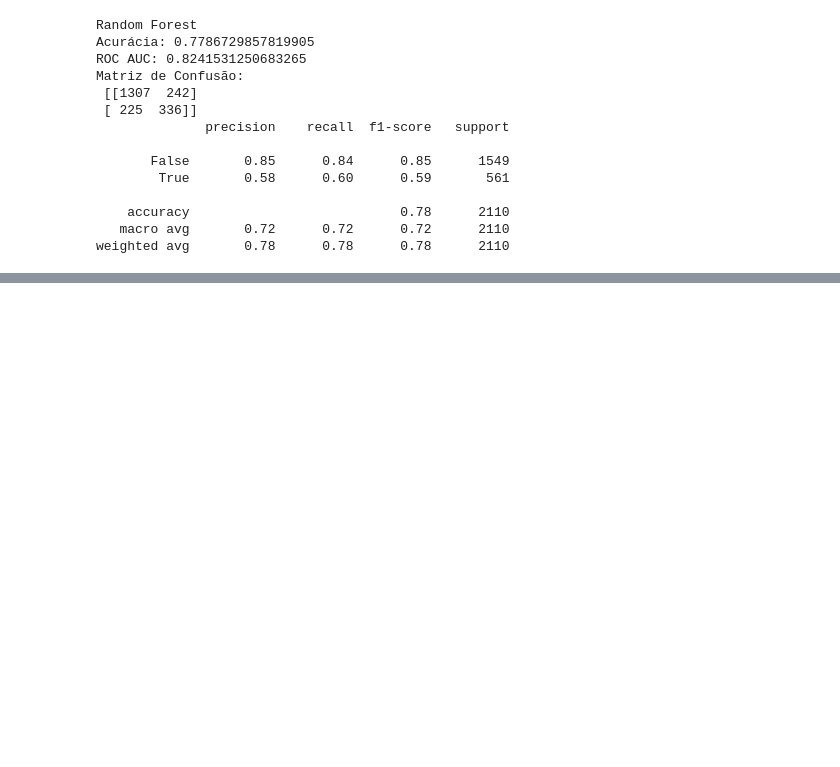
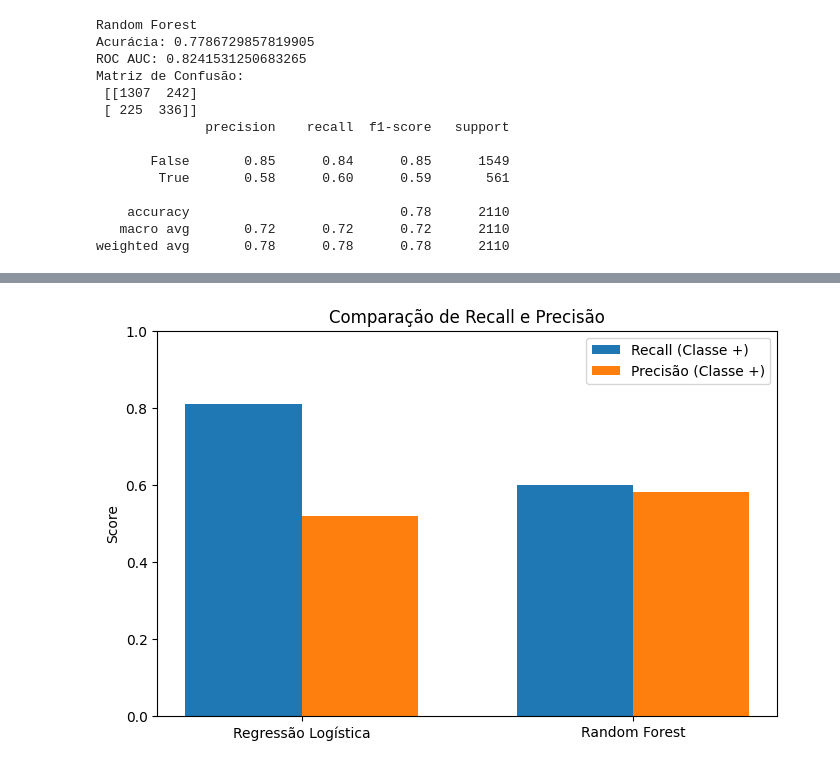
Before and after one commit to DuillesAD/Televcom_parte2, a Jupyter notebook: TelecomX_parte2.ipynb, the cells around one changed output, grey strips where cells are left out. Cells and saved outputs as stored; diff of their text form; code cells hidden in the pictures; blank space fills up the shorter version.

```diff
--- a/TelecomX_parte2.ipynb
+++ b/TelecomX_parte2.ipynb
@@ -462,0 +492,17 @@ weighted avg       0.78      0.78      0.78      2110
+# %%
+# Métricas extraídas
+recall = [0.81, 0.60]
+precision = [0.52, 0.58]
+
+plt.figure(figsize=(8,5))
+plt.bar(x - width/2, recall, width, label="Recall (Classe +)")
+plt.bar(x + width/2, precision, width, label="Precisão (Classe +)")
+
+plt.ylabel("Score")
+plt.title("Comparação de Recall e Precisão")
+plt.xticks(x, models)
+plt.ylim(0,1)
+plt.legend()
+plt.show()
+# %% [output]
+[figure, added]
```
Also changed, not shown: parts of 6 cells of this notebook.
